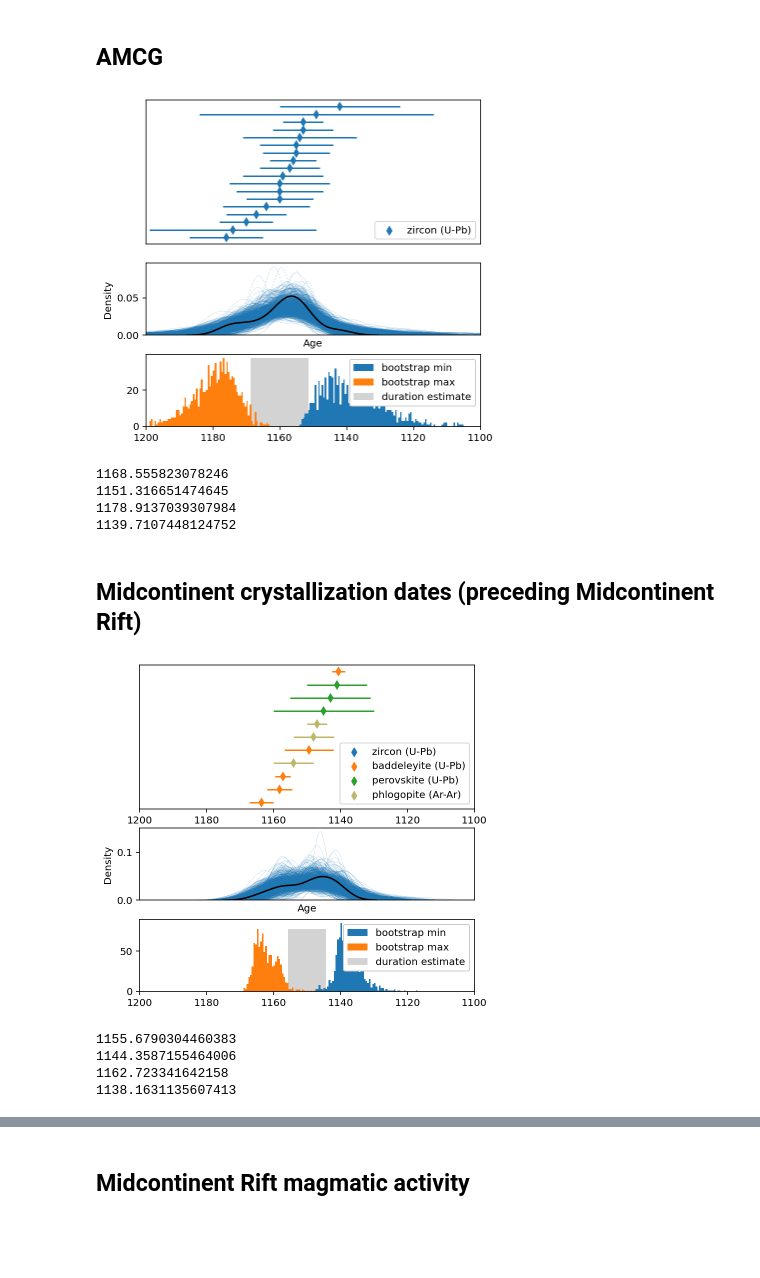
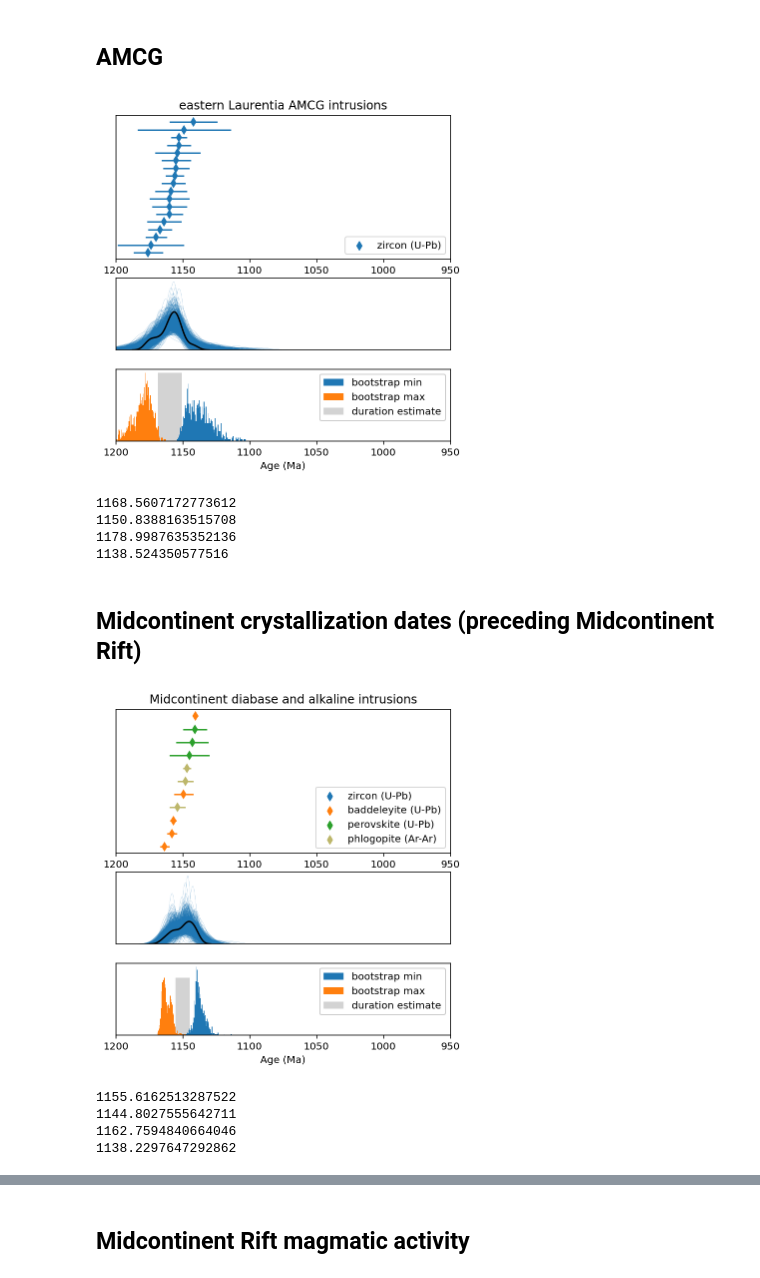
Before and after one commit to Swanson-Hysell/Mesoproterozoic_Turning_Point, a Jupyter notebook: code/Mesoprot_geochron.ipynb, the cells around one changed output, grey strips where cells are left out. Drawn from its saved outputs; the diff is of its cells as text; code cells hidden in the pictures; blank space fills up the shorter version.

```diff
--- a/code/Mesoprot_geochron.ipynb
+++ b/code/Mesoprot_geochron.ipynb
@@ -39,7 +43,7 @@ plt.show()
 # %% [markdown]
 ## Implement bootstrap method for duration estimates
 # %%
-def bootstrap_calc_plot(dates,bootstrap_n=10000,kde_bandwidth=0.8):
+def bootstrap_calc_plot(dates,bootstrap_n=10000,kde_bandwidth=0.8,plot=True):
 
     bootstrapped_mins = []
     bootstrapped_maxs = []
@@ -57,19 +61,21 @@ def bootstrap_calc_plot(dates,bootstrap_n=10000,kde_bandwidth=0.8):
 
         bootstrapped_mins.append(np.min(bootstrapped_dates))
         bootstrapped_maxs.append(np.max(bootstrapped_dates))
-        if 1000-i > 0:
-            sns.kdeplot(bootstrapped_dates,bw_adjust=kde_bandwidth,alpha=0.5,color='C0',shade=False,linewidth=0.1)
+        if plot==True:
+            if 1000-i > 0:
+                sns.kdeplot(bootstrapped_dates,bw_adjust=kde_bandwidth,alpha=0.5,color='C0',shade=False,linewidth=0.1)
 
-    sns.kdeplot(dates.Age,bw_adjust=kde_bandwidth,color='black')
+    if plot==True:
+        sns.kdeplot(dates.Age,bw_adjust=kde_bandwidth,color='black')
 
     max_age = np.percentile(bootstrapped_maxs,2.5)
     min_age = np.percentile(bootstrapped_mins,97.5)
 
     return bootstrapped_maxs,bootstrapped_mins,max_age,min_age
 
-def plot_bootstrap_hist(bootstrapped_maxs,bootstrapped_mins,max_age,min_age):
-    hist_min = plt.hist(bootstrapped_mins,bins=np.arange(1100,1200,0.5),label='bootstrap min')
-    hist_max = plt.hist(bootstrapped_maxs,bins=np.arange(1100,1200,0.5),label='bootstrap max')
+def plot_bootstrap_hist(bootstrapped_maxs,bootstrapped_mins,max_age,min_age,age_range_max=1200,age_range_min=1100):
+    hist_min = plt.hist(bootstrapped_mins,bins=np.arange(age_range_min,age_range_max,0.5),label='bootstrap min')
+    hist_max = plt.hist(bootstrapped_maxs,bins=np.arange(age_range_min,age_range_max,0.5),label='bootstrap max')
     rect = patches.Rectangle((min_age, 0), max_age-min_age, np.max(hist_max[0]), facecolor='lightgrey',zorder=-1,label=
                         'duration estimate')
     plt.gca().add_patch(rect)
@@ -83,36 +89,42 @@ AMCG_dates.reset_index(inplace=True)
 # %%
 fig = plt.figure(figsize=(6,6))
 spec = gridspec.GridSpec(ncols=1, nrows=3,
                          height_ratios=[4, 2, 2])
 
-fig.add_subplot(spec[0])
+ax0 = fig.add_subplot(spec[0])
+ax0.title.set_text('eastern Laurentia AMCG intrusions')
 
 plt.errorbar(AMCG_dates.Age,
              AMCG_dates.index,
              xerr=AMCG_dates.Error_Plus,
              fmt='d',color='C0',label='zircon crystallization')
 
-plt.gca().set_yticks([])
-plt.gca().set_xticks([])
+ax0.set_yticks([])
 
 plt.legend(handles=[zircon_marker],loc=4)
-plt.xlim(1200,1100)
+plt.xlim(1200,950)
 
-fig.add_subplot(spec[1])
+ax1 = fig.add_subplot(spec[1])
 
 boot_maxs,boot_mins,AMCG_max,AMCG_min = bootstrap_calc_plot(AMCG_dates,bootstrap_n=1000)
-plt.xlim(1200,1100)
-plt.gca().set_xticks([])
+plt.xlim(1200,950)
+ax1.set_xticks([])
+ax1.set_yticks([])
+ax1.set_ylabel('')
+ax1.set_xlabel('')
 
-fig.add_subplot(spec[2])
+ax2 = fig.add_subplot(spec[2])
 plot_bootstrap_hist(boot_maxs,boot_mins,AMCG_max,AMCG_min)
 
 plt.legend(framealpha=1)
-plt.xlim(1200,1100)
+plt.xlim(1200,950)
+ax2.set_yticks([])
+plt.xlabel('Age (Ma)')
 
+plt.savefig('geochron_AMCG.png',dpi=300,bbox_inches='tight',pad_inches = 0.1)
 plt.show()
 # %% [output]
-[figure, old version]
+[figure, new version]
 # %%
 AMCG_max = np.percentile(boot_maxs,2.5)
 AMCG_min = np.percentile(boot_mins,97.5)
@@ -126,10 +138,10 @@ print(AMCG_min)
 print(AMCG_max_median)
 print(AMCG_min_median)
 # %% [output]
-1168.555823078246
-1151.316651474645
-1178.9137039307984
-1139.7107448124752
+1168.5607172773612
+1150.8388163515708
+1178.9987635352136
+1138.524350577516
 # %% [markdown]
 ## Midcontinent crystallization dates (preceding Midcontinent Rift)
 # %%
@@ -145,7 +157,8 @@ fig = plt.figure(figsize=(6,6))
 spec = gridspec.GridSpec(ncols=1, nrows=3,
                          height_ratios=[4, 2, 2])
 
-fig.add_subplot(spec[0])
+ax0 = fig.add_subplot(spec[0])
+ax0.title.set_text('Midcontinent diabase and alkaline intrusions')
 
 plt.errorbar(Abitibi_dates_b.Age,
              Abitibi_dates_b.index,
@@ -165,23 +178,29 @@ plt.errorbar(Abitibi_dates_phlog.Age,
 plt.gca().set_yticks([])
 #plt.gca().set_xticks([])
 plt.legend(handles=[zircon_marker,bad_marker,perov_marker,phlog_marker],loc=4)
-plt.xlim(1200,1100)
+plt.xlim(1200,950)
 
 fig.add_subplot(spec[1])
 
 boot_maxs,boot_mins,Abitibi_max,Abitibi_min = bootstrap_calc_plot(Abitibi_dates,bootstrap_n=1000)
-plt.xlim(1200,1100)
+plt.xlim(1200,950)
 plt.gca().set_xticks([])
+plt.gca().set_yticks([])
+plt.gca().set_ylabel('')
+plt.gca().set_xlabel('')
 
-fig.add_subplot(spec[2])
+ax2 = fig.add_subplot(spec[2])
 plot_bootstrap_hist(boot_maxs,boot_mins,Abitibi_max,Abitibi_min)
 
 plt.legend(framealpha=1)
-plt.xlim(1200,1100)
+plt.xlim(1200,950)
+ax2.set_yticks([])
+plt.xlabel('Age (Ma)')
 
+plt.savefig('geochron_Abitibi_Alkaline.png',dpi=300,bbox_inches='tight',pad_inches = 0.1)
 plt.show()
 # %% [output]
-[figure, old version]
+[figure, new version]
 # %%
 Abitibi_max = np.percentile(boot_maxs,2.5)
 Abitibi_min = np.percentile(boot_mins,97.5)
@@ -195,7 +214,7 @@ print(Abitibi_min)
 print(Abitibi_max_median)
 print(Abitibi_min_median)
 # %% [output]
-1155.6790304460383
-1144.3587155464006
-1162.723341642158
-1138.1631135607413
+1155.6162513287522
+1144.8027555642711
+1162.7594840664046
+1138.2297647292862
```
Also changed, not shown: parts of 20 cells of this notebook.
